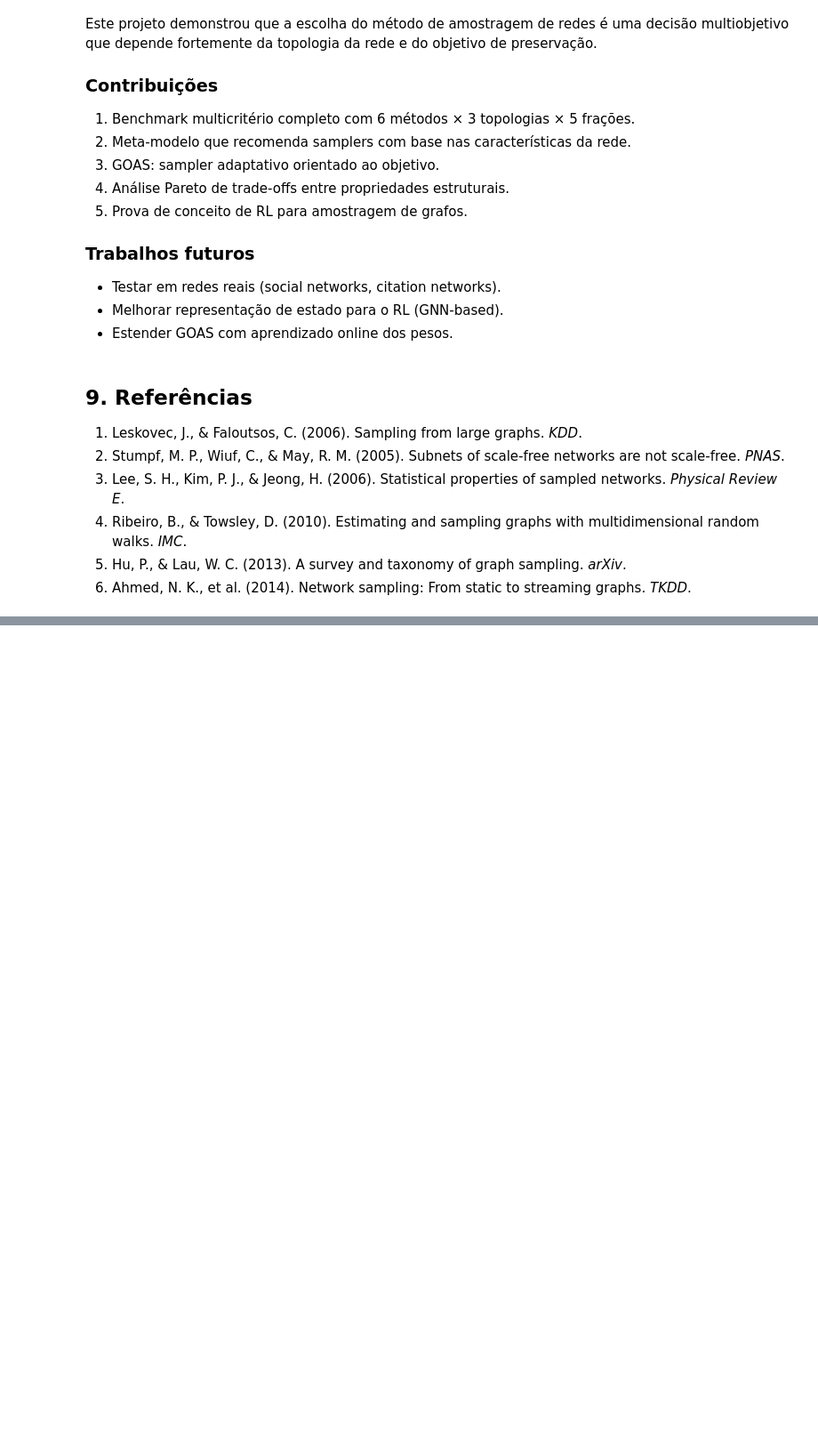
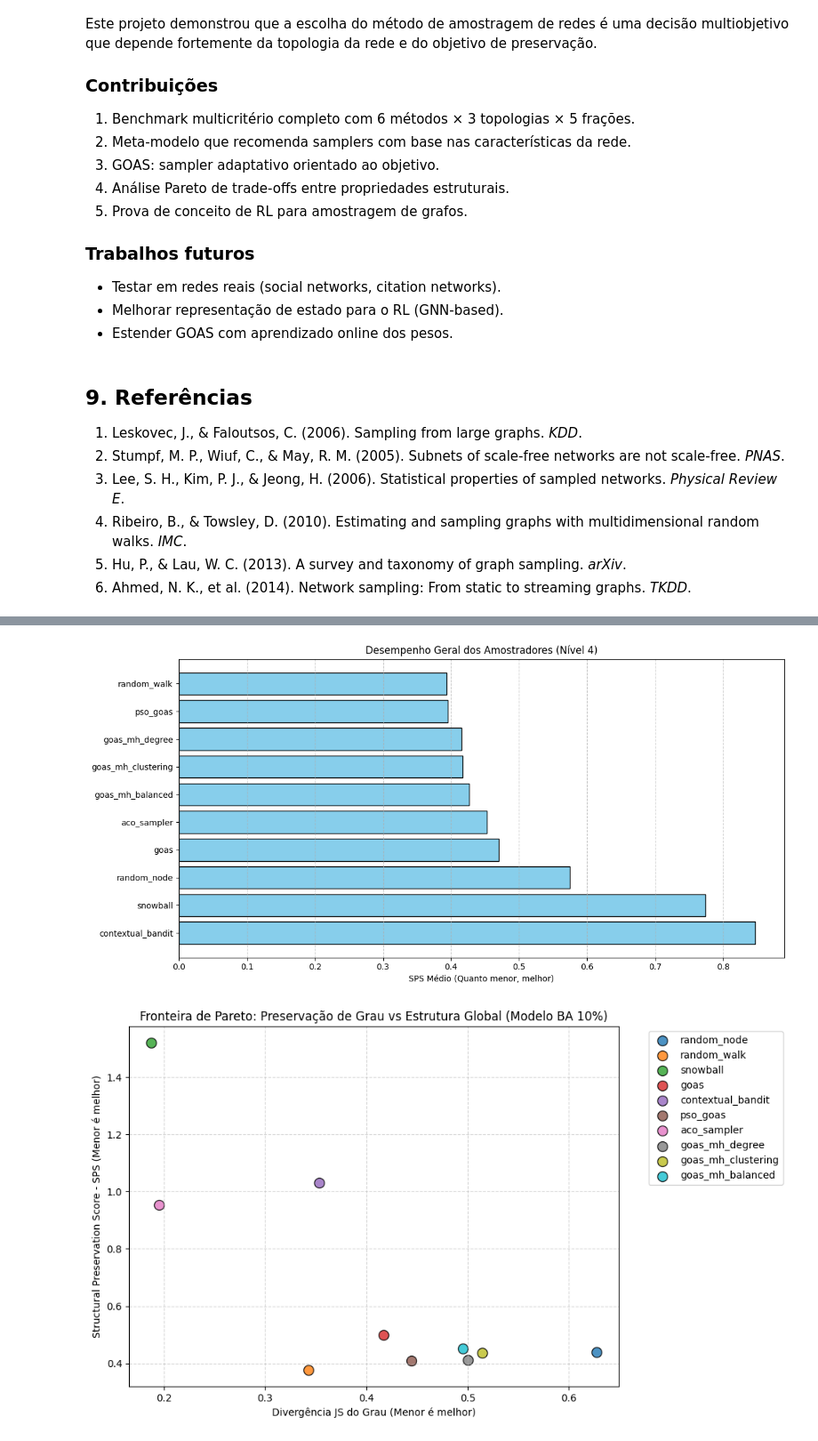
Before and after one commit to bravlui/graph_sampling_project, a Jupyter notebook: notebooks/Projeto_6_Amostragem_Redes.ipynb, the cells around one changed output, grey strips where cells are left out. Shown at 89% size. Saved outputs shown, nothing was run; the diff lists cells and outputs as text; code cells hidden in the pictures; blank space fills up the shorter version.

Commit message:
feat: concluir Nível 4 da pipeline de amostragem com PSO-GOAS, Bandits e Relatório Final

```diff
--- a/notebooks/Projeto_6_Amostragem_Redes.ipynb
+++ b/notebooks/Projeto_6_Amostragem_Redes.ipynb
@@ -360,0 +495,52 @@ multiobjetivo que depende fortemente da topologia da rede e do objetivo de prese
+# %%
+import matplotlib.pyplot as plt
+import numpy as np
+
+# 1. Gráfico de Barras: Média de SPS por Amostrador
+plt.figure(figsize=(12, 6))
+samplers = means.index
+y_pos = np.arange(len(samplers))
+plt.barh(y_pos, means.values, align='center', color='skyblue', edgecolor='black')
+plt.yticks(y_pos, samplers)
+plt.gca().invert_yaxis()  # O melhor (menor SPS) no topo
+plt.xlabel('SPS Médio (Quanto menor, melhor)')
+plt.title('Desempenho Geral dos Amostradores (Nível 4)')
+plt.grid(axis='x', linestyle='--', alpha=0.7)
+plt.tight_layout()
+plt.show()
+
+# 2. Gráfico de Dispersão: Fronteira de Pareto (Exemplo: BA 10%)
+df_ba_10 = df_all[(df_all['model'] == 'BA') & (df_all['sample_frac'] == 0.1)]
+if not df_ba_10.empty:
+    plt.figure(figsize=(10, 6))
+    colors = plt.cm.tab10(np.linspace(0, 1, len(df_ba_10['sampler'].unique())))
+
+    for i, sampler in enumerate(df_ba_10['sampler'].unique()):
+        subset = df_ba_10[df_ba_10['sampler'] == sampler]
+        plt.scatter(subset['degree_JS'].mean(), subset['SPS'].mean(),
+                    label=sampler, color=colors[i], s=100, alpha=0.8, edgecolors='black')
+
+    plt.xlabel('Divergência JS do Grau (Menor é melhor)')
+    plt.ylabel('Structural Preservation Score - SPS (Menor é melhor)')
+    plt.title('Fronteira de Pareto: Preservação de Grau vs Estrutura Global (Modelo BA 10%)')
+    plt.legend(bbox_to_anchor=(1.05, 1), loc='upper left')
+    plt.grid(True, linestyle='--', alpha=0.5)
+    plt.tight_layout()
+    plt.show()
+
+# 3. Boxplot: Variância e Estabilidade do SPS
+plt.figure(figsize=(14, 7))
+data_to_plot = [df_all[df_all['sampler'] == s]['SPS'].dropna() for s in samplers]
+plt.boxplot(data_to_plot, vert=False, patch_artist=True,
+            boxprops=dict(facecolor="lightgreen", color="black"),
+            medianprops=dict(color="red", linewidth=2))
+plt.yticks(range(1, len(samplers) + 1), samplers)
+plt.gca().invert_yaxis()
+plt.xlabel('SPS')
+plt.title('Distribuição e Estabilidade do SPS por Amostrador')
+plt.grid(axis='x', linestyle='--', alpha=0.7)
+plt.tight_layout()
+plt.show()
+# %% [output]
+[figure, added]
+[figure, added]
```
Also changed, not shown: parts of 5 cells of this notebook, 6 other files.
